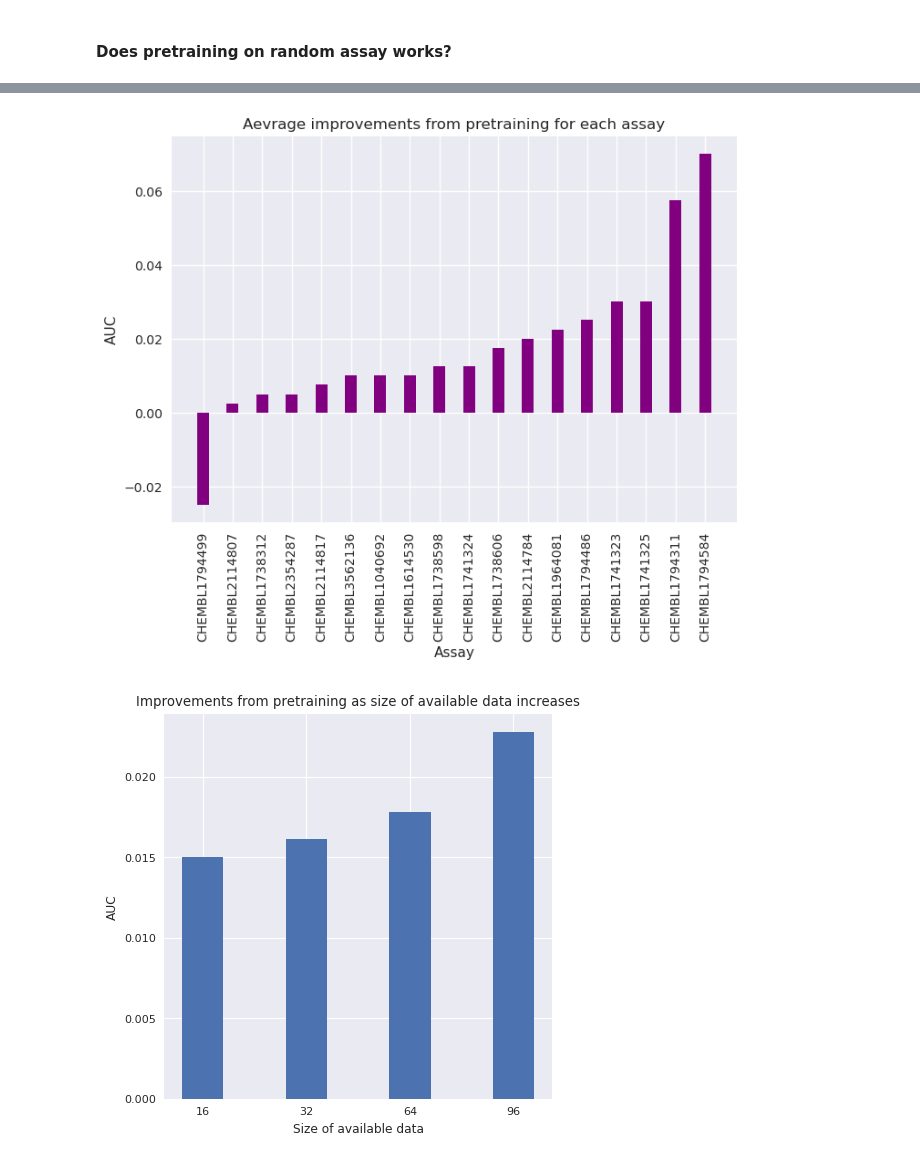
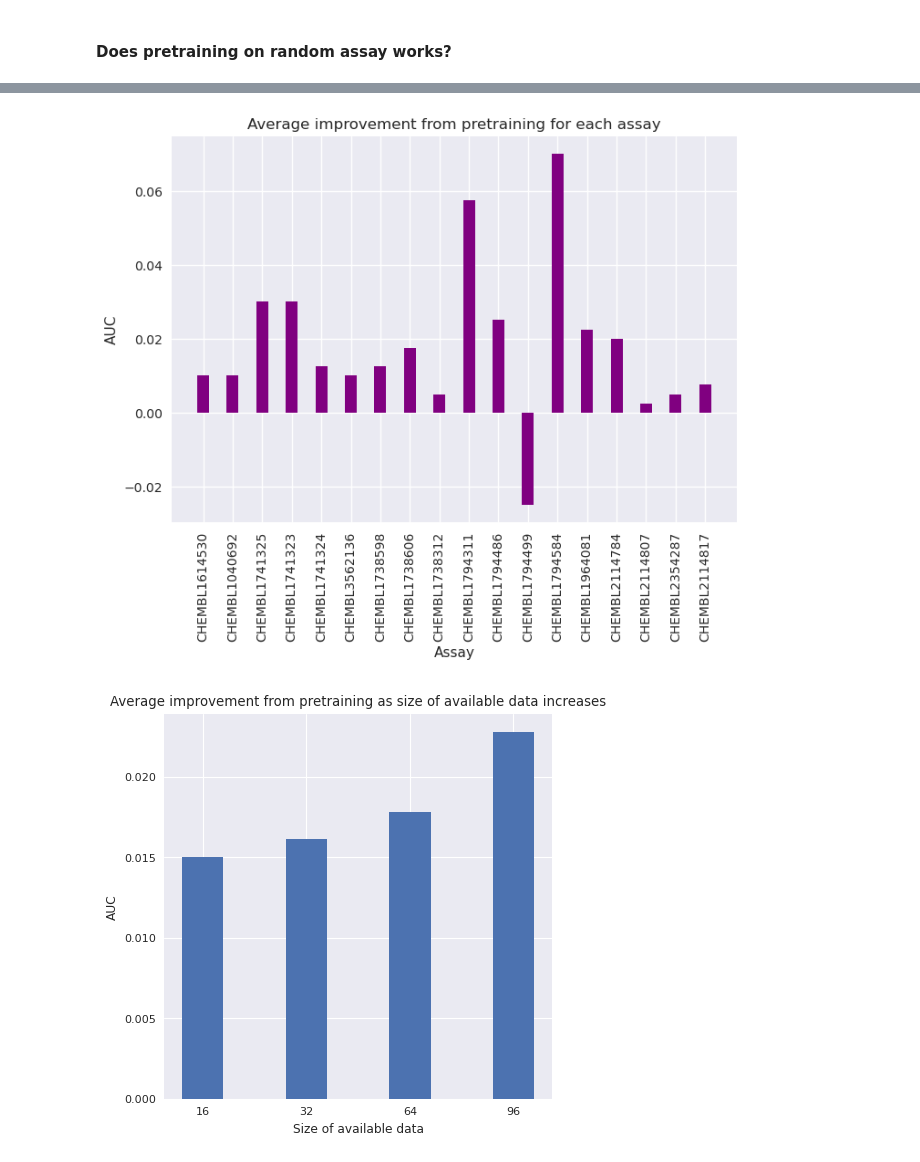
Before and after one commit to son-ha-264/FSL_CP, a Jupyter notebook: result/notebook/protonet_result.ipynb, the cells around one changed output, grey strips where cells are left out. Saved outputs shown, nothing was run; the diff lists cells and outputs as text; code cells hidden in the pictures.

```diff
--- a/result/notebook/protonet_result.ipynb
+++ b/result/notebook/protonet_result.ipynb
@@ -35,8 +64,8 @@ diff_96 = after_96 - before_96
 # %%
-# Improvements for each assay
+# Improvements for each assay 2
 
 temp_df = pd.DataFrame({'assay':list(df_proto_result['assay_chembl_id']), 'improvement':list((diff_16 + diff_32 + diff_64 + diff_96)/4)})
-temp_df = temp_df.sort_values(by=['improvement'])
+#temp_df = temp_df.sort_values(by=['improvement'])
 
 with plt.style.context(['seaborn-v0_8-deep', 'seaborn']):
     plt.bar(
@@ -48,26 +77,26 @@ with plt.style.context(['seaborn-v0_8-deep', 'seaborn']):
     plt.tick_params(axis='x', labelrotation=90)
     plt.xlabel('Assay')
     plt.ylabel('AUC')
-    plt.title('Aevrage improvements from pretraining for each assay')
+    plt.title('Average improvement from pretraining for each assay')
     plt.show()
 # %% [output]
-[figure, old version]
+[figure, new version]
 # %%
 # Improvements from pretraining for various 'size of available data'
 
 with plt.style.context(['seaborn', 'seaborn-paper']):
     plt.figure(figsize=(5, 5))
     plt.bar(
         ['16', '32', '64', '96'],
         [np.mean(diff_16), np.mean(diff_32), np.mean(diff_64), np.mean(diff_96)],
         width=0.4,
     )
     plt.xlabel('Size of available data')
     plt.ylabel('AUC')
-    plt.title('Improvements from pretraining as size of available data increases')
+    plt.title('Average improvement from pretraining as size of available data increases')
     plt.show()
 # %% [output]
-[figure, old version]
+[figure, new version]
 # %%
 # something like https://github.com/microsoft/FS-Mol/blob/main/baselines/plots/all_tasks/1613949.png
 # comparing of methods for each task
```
Also changed, not shown: parts of 2 cells of this notebook, 6 other files.
